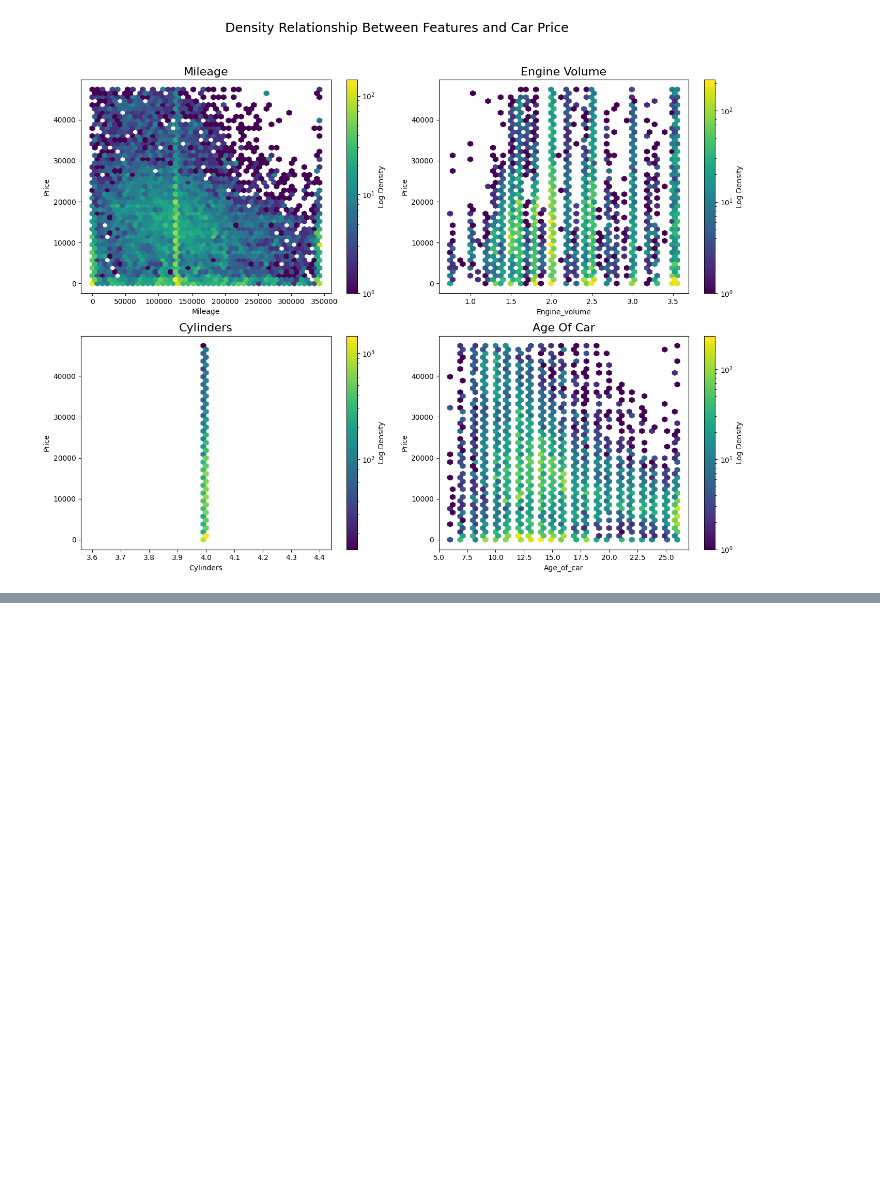
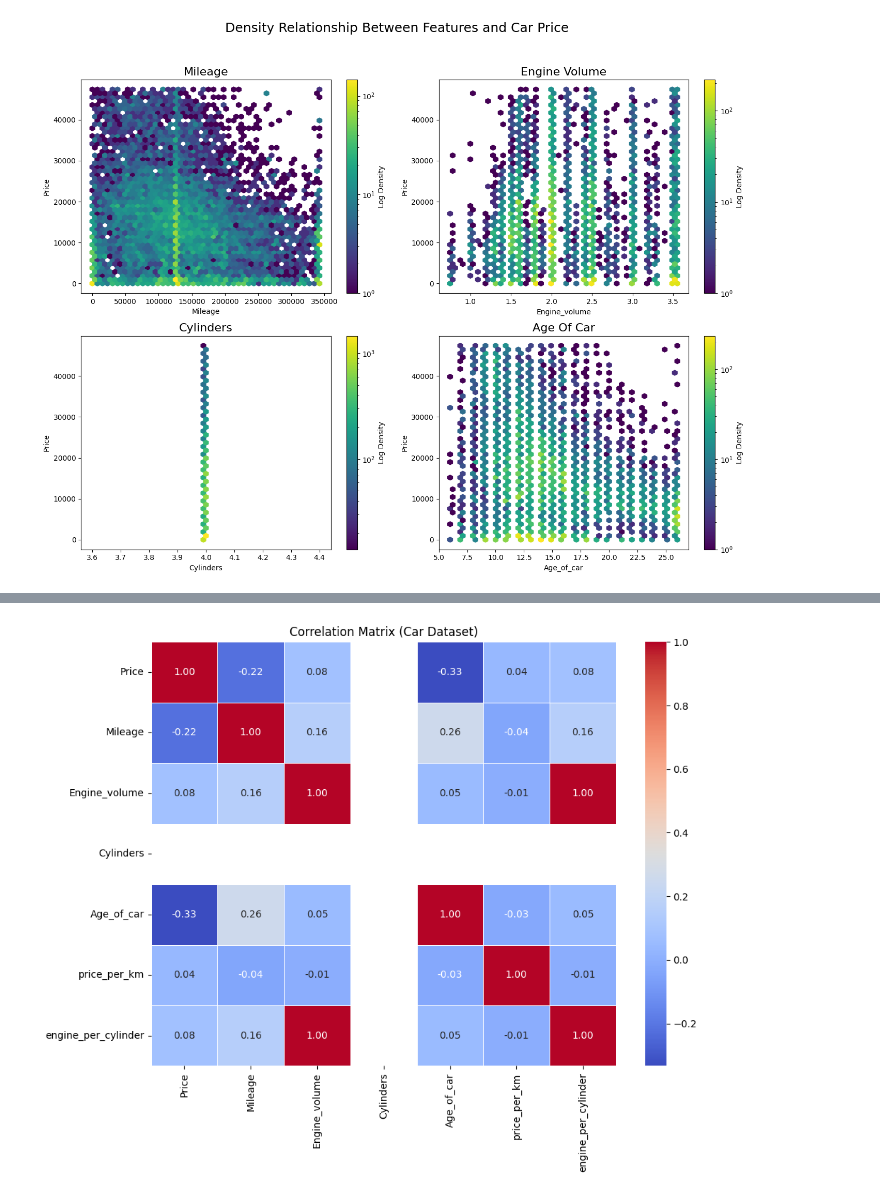
Before and after one commit to Amany-Ibrahim-1510/-car_price_prediction-, a Jupyter notebook: notebooks/eda.ipynb, the cells around one changed output, grey strips where cells are left out. Saved outputs shown, nothing was run; the diff lists cells and outputs as text; code cells hidden in the pictures; blank space fills up the shorter version.

```diff
--- a/notebooks/eda.ipynb
+++ b/notebooks/eda.ipynb
@@ -693,0 +745,37 @@ plt.show()
+# %%
+# Price per Mileage
+df['price_per_km'] = df['Price'] / df['Mileage']
+# %%
+# Engine Power Ratio
+df['engine_per_cylinder'] = df['Engine_volume'] / df['Cylinders']
+# %%
+matrix = df[[
+    "Price",
+    "Mileage",
+    "Engine_volume",
+    "Cylinders",
+    "Age_of_car",
+    "price_per_km",
+    "engine_per_cylinder"
+]]
+
+matrix = matrix.dropna()
+
+corr_matrix = matrix.corr()
+
+plt.figure(figsize=(10,8))
+
+sns.heatmap(
+    corr_matrix,
+    annot=True,
+    cmap="coolwarm",
+    fmt='.2f',
+    linewidths=0.5
+)
+
+plt.title("Correlation Matrix (Car Dataset)")
+
+plt.tight_layout()
+plt.show()
+# %% [output]
+[figure, added]
```
Also changed, not shown: parts of 11 cells of this notebook.
